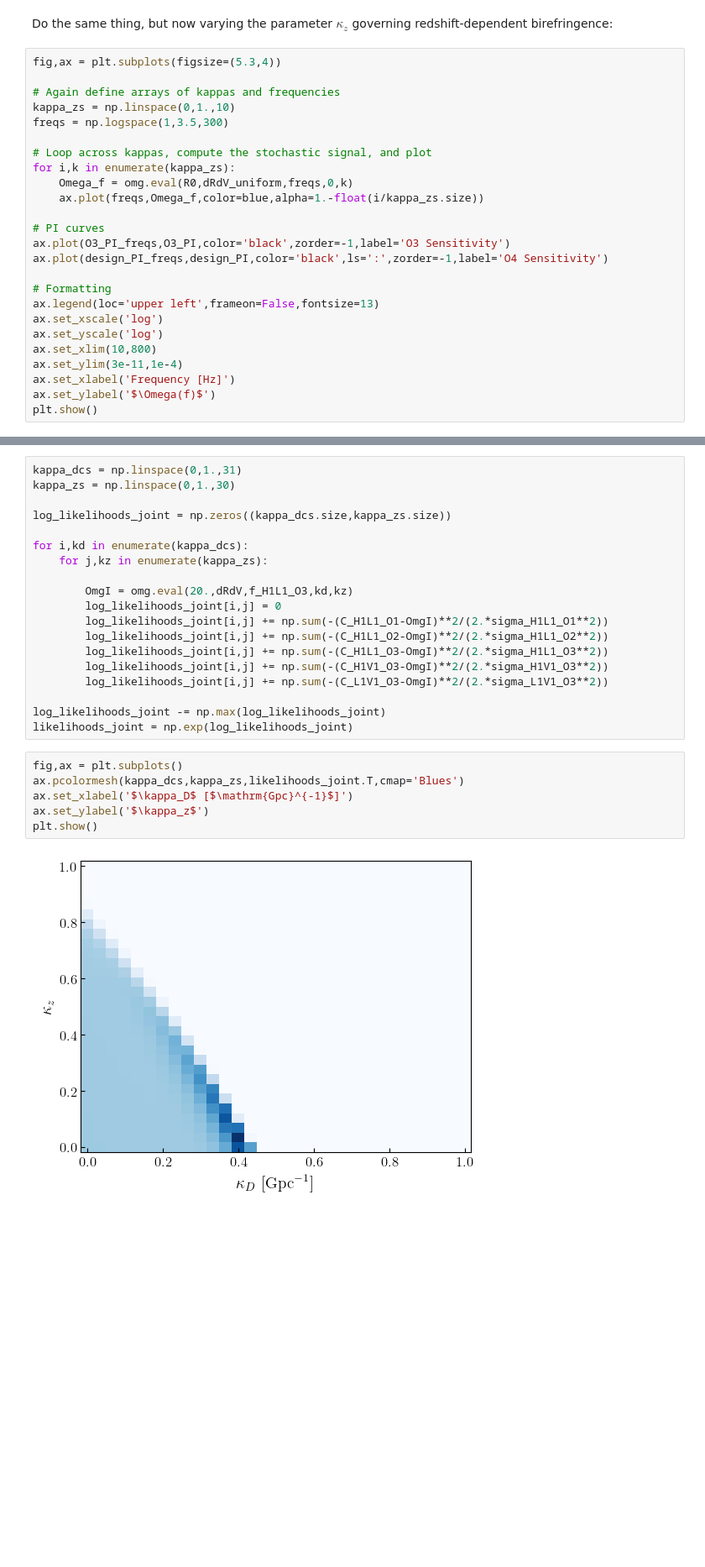
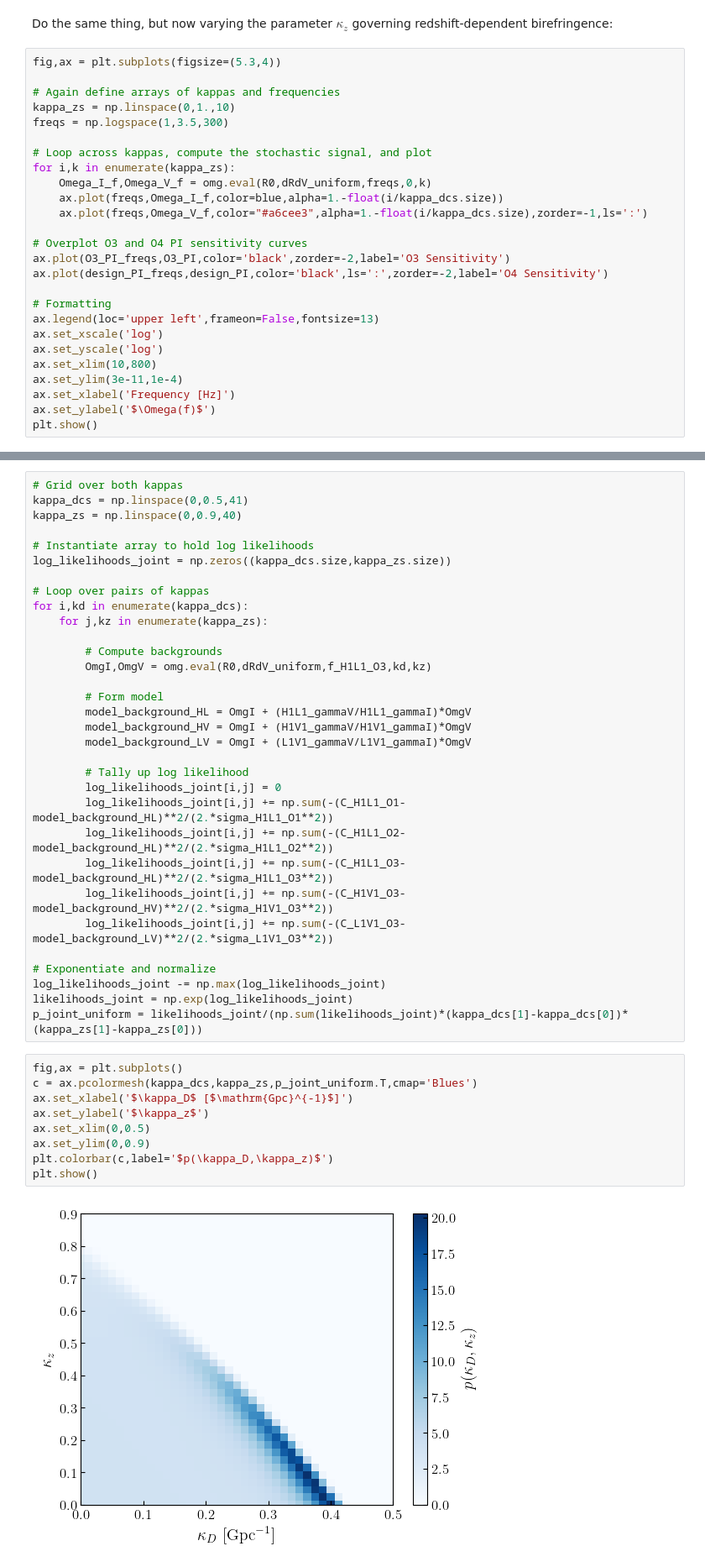
Before and after one commit to tcallister/stochastic-birefringence, a Jupyter notebook: kappa_inference_demo.ipynb, the cells around one changed output, grey strips where cells are left out. Shown at 84% size. Drawn from its saved outputs; the diff is of its cells as text; blank space fills up the shorter version.

```diff
--- a/kappa_inference_demo.ipynb
+++ b/kappa_inference_demo.ipynb
@@ -190,12 +194,13 @@ freqs = np.logspace(1,3.5,300)
 
 # Loop across kappas, compute the stochastic signal, and plot
 for i,k in enumerate(kappa_zs):
-    Omega_f = omg.eval(R0,dRdV_uniform,freqs,0,k)
-    ax.plot(freqs,Omega_f,color=blue,alpha=1.-float(i/kappa_zs.size))
+    Omega_I_f,Omega_V_f = omg.eval(R0,dRdV_uniform,freqs,0,k)
+    ax.plot(freqs,Omega_I_f,color=blue,alpha=1.-float(i/kappa_dcs.size))
+    ax.plot(freqs,Omega_V_f,color="#a6cee3",alpha=1.-float(i/kappa_dcs.size),zorder=-1,ls=':')
 
-# PI curves
-ax.plot(O3_PI_freqs,O3_PI,color='black',zorder=-1,label='O3 Sensitivity')
-ax.plot(design_PI_freqs,design_PI,color='black',ls=':',zorder=-1,label='O4 Sensitivity')
+# Overplot O3 and O4 PI sensitivity curves
+ax.plot(O3_PI_freqs,O3_PI,color='black',zorder=-2,label='O3 Sensitivity')
+ax.plot(design_PI_freqs,design_PI,color='black',ls=':',zorder=-2,label='O4 Sensitivity')
 
 # Formatting
 ax.legend(loc='upper left',frameon=False,fontsize=13)
@@ -319,27 +344,43 @@ plt.show()
 # %%
-kappa_dcs = np.linspace(0,1.,31)
-kappa_zs = np.linspace(0,1.,30)
+# Grid over both kappas
+kappa_dcs = np.linspace(0,0.5,41)
+kappa_zs = np.linspace(0,0.9,40)
 
+# Instantiate array to hold log likelihoods
 log_likelihoods_joint = np.zeros((kappa_dcs.size,kappa_zs.size))
 
+# Loop over pairs of kappas
 for i,kd in enumerate(kappa_dcs):
     for j,kz in enumerate(kappa_zs):
 
-        OmgI = omg.eval(20.,dRdV,f_H1L1_O3,kd,kz)
+        # Compute backgrounds
+        OmgI,OmgV = omg.eval(R0,dRdV_uniform,f_H1L1_O3,kd,kz)
+
+        # Form model
+        model_background_HL = OmgI + (H1L1_gammaV/H1L1_gammaI)*OmgV
+        model_background_HV = OmgI + (H1V1_gammaV/H1V1_gammaI)*OmgV
+        model_background_LV = OmgI + (L1V1_gammaV/L1V1_gammaI)*OmgV
+
+        # Tally up log likelihood
         log_likelihoods_joint[i,j] = 0
-        log_likelihoods_joint[i,j] += np.sum(-(C_H1L1_O1-OmgI)**2/(2.*sigma_H1L1_O1**2))
-        log_likelihoods_joint[i,j] += np.sum(-(C_H1L1_O2-OmgI)**2/(2.*sigma_H1L1_O2**2))
-        log_likelihoods_joint[i,j] += np.sum(-(C_H1L1_O3-OmgI)**2/(2.*sigma_H1L1_O3**2))
-        log_likelihoods_joint[i,j] += np.sum(-(C_H1V1_O3-OmgI)**2/(2.*sigma_H1V1_O3**2))
-        log_likelihoods_joint[i,j] += np.sum(-(C_L1V1_O3-OmgI)**2/(2.*sigma_L1V1_O3**2))
+        log_likelihoods_joint[i,j] += np.sum(-(C_H1L1_O1-model_background_HL)**2/(2.*sigma_H1L1_O1**2))
+        log_likelihoods_joint[i,j] += np.sum(-(C_H1L1_O2-model_background_HL)**2/(2.*sigma_H1L1_O2**2))
+        log_likelihoods_joint[i,j] += np.sum(-(C_H1L1_O3-model_background_HL)**2/(2.*sigma_H1L1_O3**2))
+        log_likelihoods_joint[i,j] += np.sum(-(C_H1V1_O3-model_background_HV)**2/(2.*sigma_H1V1_O3**2))
+        log_likelihoods_joint[i,j] += np.sum(-(C_L1V1_O3-model_background_LV)**2/(2.*sigma_L1V1_O3**2))
 
+# Exponentiate and normalize
 log_likelihoods_joint -= np.max(log_likelihoods_joint)
 likelihoods_joint = np.exp(log_likelihoods_joint)
+p_joint_uniform = likelihoods_joint/(np.sum(likelihoods_joint)*(kappa_dcs[1]-kappa_dcs[0])*(kappa_zs[1]-kappa_zs[0]))
 # %%
 fig,ax = plt.subplots()
-ax.pcolormesh(kappa_dcs,kappa_zs,likelihoods_joint.T,cmap='Blues')
+c = ax.pcolormesh(kappa_dcs,kappa_zs,p_joint_uniform.T,cmap='Blues')
 ax.set_xlabel('$\kappa_D$ [$\mathrm{Gpc}^{-1}$]')
 ax.set_ylabel('$\kappa_z$')
+ax.set_xlim(0,0.5)
+ax.set_ylim(0,0.9)
+plt.colorbar(c,label='$p(\kappa_D,\kappa_z)$')
 plt.show()
 # %% [output]
-[figure, old version]
+[figure, new version]
```
Also changed, not shown: parts of 53 cells of this notebook, 1 other file.
